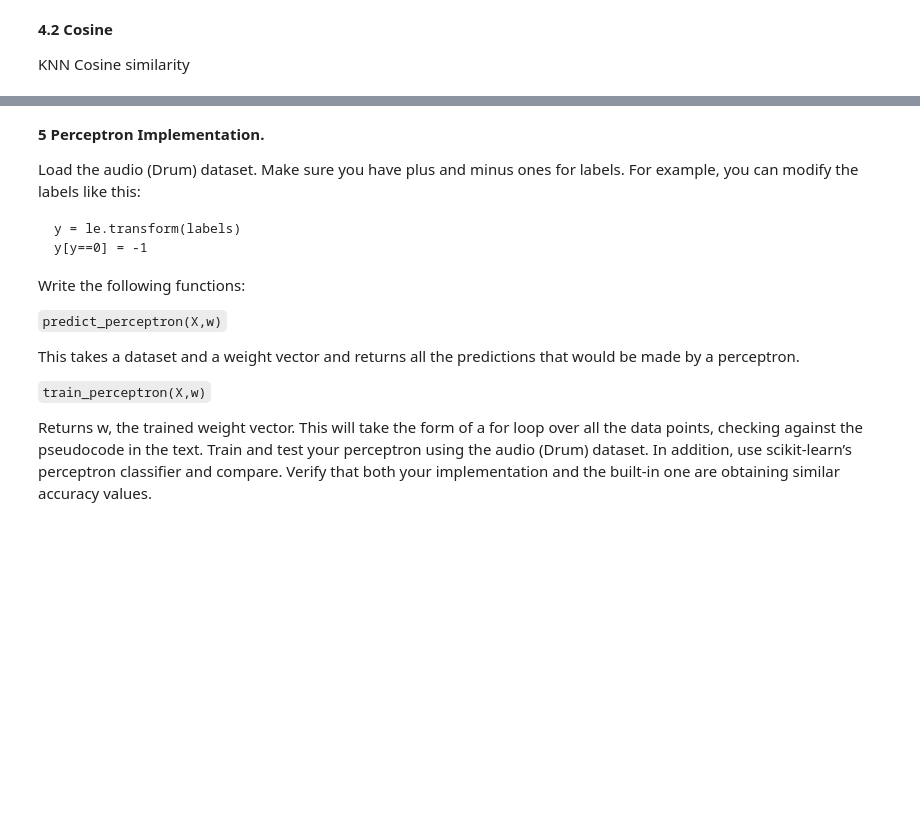
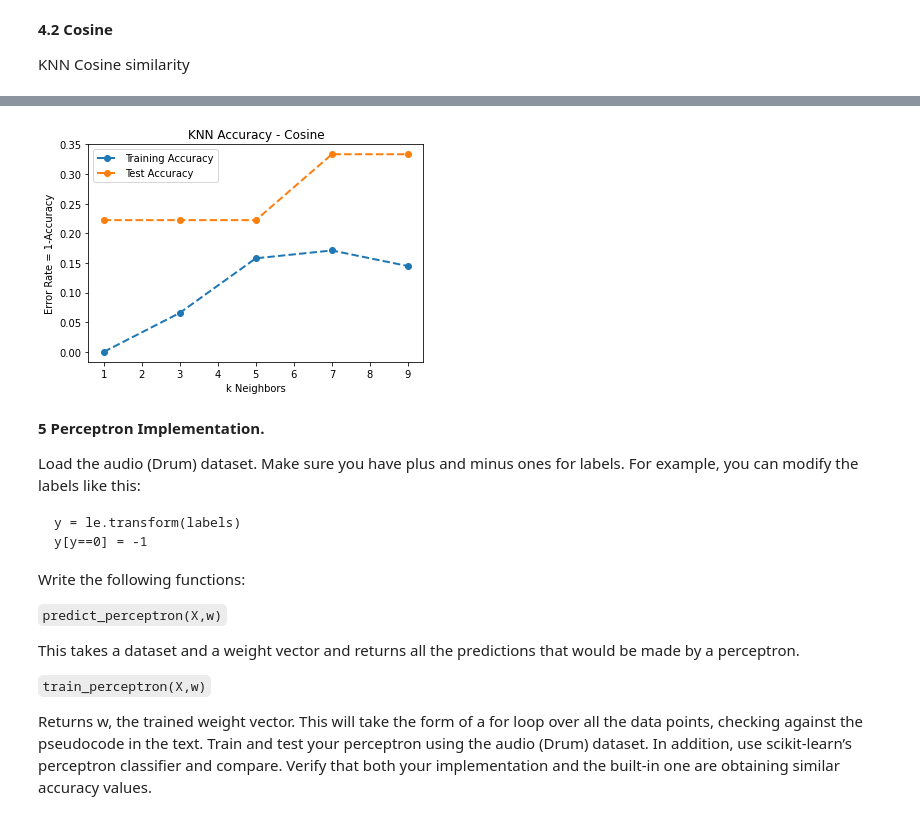
Before and after one commit to zachfreitas/ADS_504_Machine_Learning, a Jupyter notebook: Module_3/Assignment_3/Assignment_3_Template_final.ipynb, the cells around one changed output, grey strips where cells are left out. Saved outputs shown, nothing was run; the diff lists cells and outputs as text; code cells hidden in the pictures; blank space fills up the shorter version.

```diff
--- a/Module_3/Assignment_3/Assignment_3_Template_final.ipynb
+++ b/Module_3/Assignment_3/Assignment_3_Template_final.ipynb
@@ -213,3 +227,5 @@ KNN L2 norm
 KNN Cosine similarity
 # %%
 # Same strategy as before, create cosine for the range of K
+knn_cos_acc, knn_cos_clfs = k_neighbors(X_train, y_train, X_test, y_test,list(range(1,9+1,2)), 'cosine')   #Define the range of 1 to 10 and the type as euclidean
+display(knn_cos_acc)
@@ -216,5 +239,8 @@ KNN Cosine similarity
 # %%
-#KNN L2 norm with k ∈ [0, 9] Accuracy plot
+#KNN Cosine Similarity with k ∈ [0, 9] Accuracy plot
+plot_k_neighbors(knn_cos_acc, error=True, title = 'KNN Accuracy - Cosine')
+# %% [output]
+[figure, added]
 # %% [markdown]
 **5 Perceptron Implementation.**
 
```
Also changed, not shown: parts of 15 cells of this notebook.
